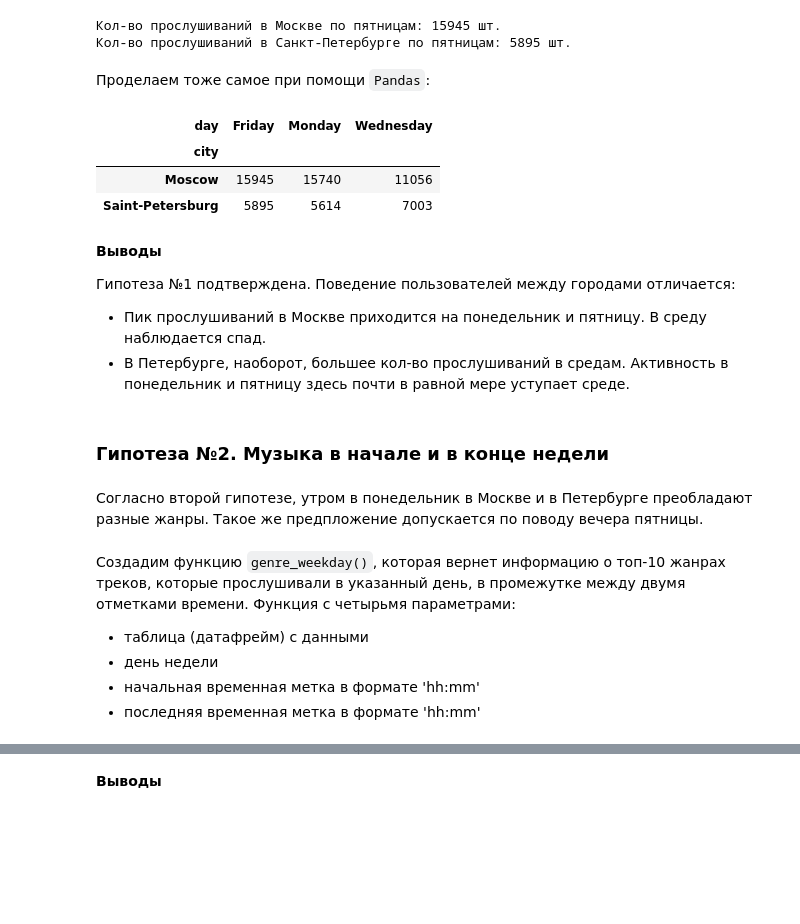
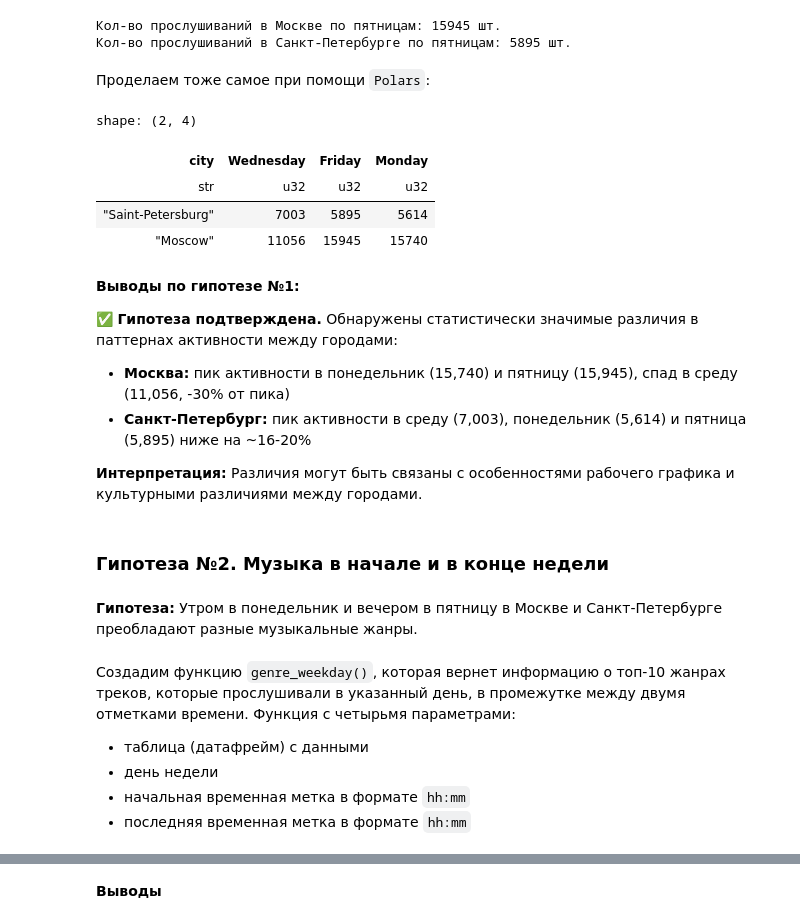
Before and after one commit to vagan-avagyan/yandex_practicum_ds, a Jupyter notebook: Projects. 1. Base Python.ipynb, the cells around one changed output, grey strips where cells are left out. Saved outputs shown, nothing was run; the diff lists cells and outputs as text; code cells hidden in the pictures; blank space fills up the shorter version.

```diff
--- a/Projects. 1. Base Python.ipynb
+++ b/Projects. 1. Base Python.ipynb
@@ -210,5 +195,11 @@ print('Список уникальных названий жанров:', df['ge
 # %% [markdown]
 Удалось обнаружить неявные дубликаты названия ***hiphop*** - ***hip***, ***hop***, ***hip-hop***. Скорректируем их.
 # %%
-df['genre'] = df['genre'].replace(['hip', 'hop', 'hip-hop'], 'hiphop')
+df = df.with_columns(
+    pl.col('genre').replace({
+        'hip': 'hiphop',
+        'hop': 'hiphop',
+        'hip-hop': 'hiphop',
+    })
+)
 # %%
@@ -331,27 +290,31 @@ print(f'Кол-во прослушиваний в Санкт-Петербург
 Кол-во прослушиваний в Москве по пятницам: 15945 шт.
 Кол-во прослушиваний в Санкт-Петербурге по пятницам: 5895 шт.
 # %% [markdown]
-Проделаем тоже самое при помощи `Pandas`:
+Проделаем тоже самое при помощи `Polars`:
-# %%
-pd.pivot_table(
-    df,
-    index='city',
-    columns='day',
-    aggfunc='size'
-)
-# %% [output]
-| day | Friday | Monday | Wednesday |
-| city |  |  |  |
-| Moscow | 15945 | 15740 | 11056 |
-| Saint-Petersburg | 5895 | 5614 | 7003 |
-# %% [markdown]
-**Выводы**
-
-Гипотеза №1 подтверждена. Поведение пользователей между городами отличается:
-- Пик прослушиваний в  Москве приходится на понедельник и пятницу. В среду наблюдается спад.
-- В Петербурге, наоборот, большее кол-во прослушиваний в средам. Активность в понедельник и пятницу здесь почти в равной мере уступает среде.
+# %%
+df.pivot(
+    index='city',
+    on='day',
+    values='user_id',
+    aggregate_function='len'
+)
+# %% [output]
+shape: (2, 4)
+| city | Wednesday | Friday | Monday |
+| str | u32 | u32 | u32 |
+| "Saint-Petersburg" | 7003 | 5895 | 5614 |
+| "Moscow" | 11056 | 15945 | 15740 |
+# %% [markdown]
+**Выводы по гипотезе №1:**
+
+✅ **Гипотеза подтверждена.** Обнаружены статистически значимые различия в паттернах активности между городами:
+
+- **Москва:** пик активности в понедельник (15,740) и пятницу (15,945), спад в среду (11,056, -30% от пика)
+- **Санкт-Петербург:** пик активности в среду (7,003), понедельник (5,614) и пятница (5,895) ниже на ~16-20%
+
+**Интерпретация:** Различия могут быть связаны с особенностями рабочего графика и культурными различиями между городами.
 # %% [markdown]
 ### Гипотеза №2. Музыка в начале и в конце недели
 # %% [markdown]
-Согласно второй гипотезе, утром в понедельник в Москве и в Петербурге преобладают разные жанры. Такое же предпложение допускается по поводу вечера пятницы.
+**Гипотеза:** Утром в понедельник и вечером в пятницу в Москве и Санкт-Петербурге преобладают разные музыкальные жанры.
 # %%
@@ -360,6 +323,6 @@ spb_general = df[df['city'] == 'Saint-Petersburg']
 # %% [markdown]
-Создадим функцию `genre_weekday()`, которая вернет информацию о топ-10 жанрах треков, которые прослушивали в указанный день, в промежутке между двумя отметками времени. Функция  с четырьмя параметрами:
+Создадим функцию `genre_weekday()`, которая вернет информацию о топ-10 жанрах треков, которые прослушивали в указанный день, в промежутке между двумя отметками времени. Функция с четырьмя параметрами:
 * таблица (датафрейм) с данными
 * день недели
-* начальная временная метка в формате 'hh:mm'
-* последняя временная метка в формате 'hh:mm'
+* начальная временная метка в формате `hh:mm`
+* последняя временная метка в формате `hh:mm`
```
Also changed, not shown: parts of 63 cells of this notebook, 2 other files.
